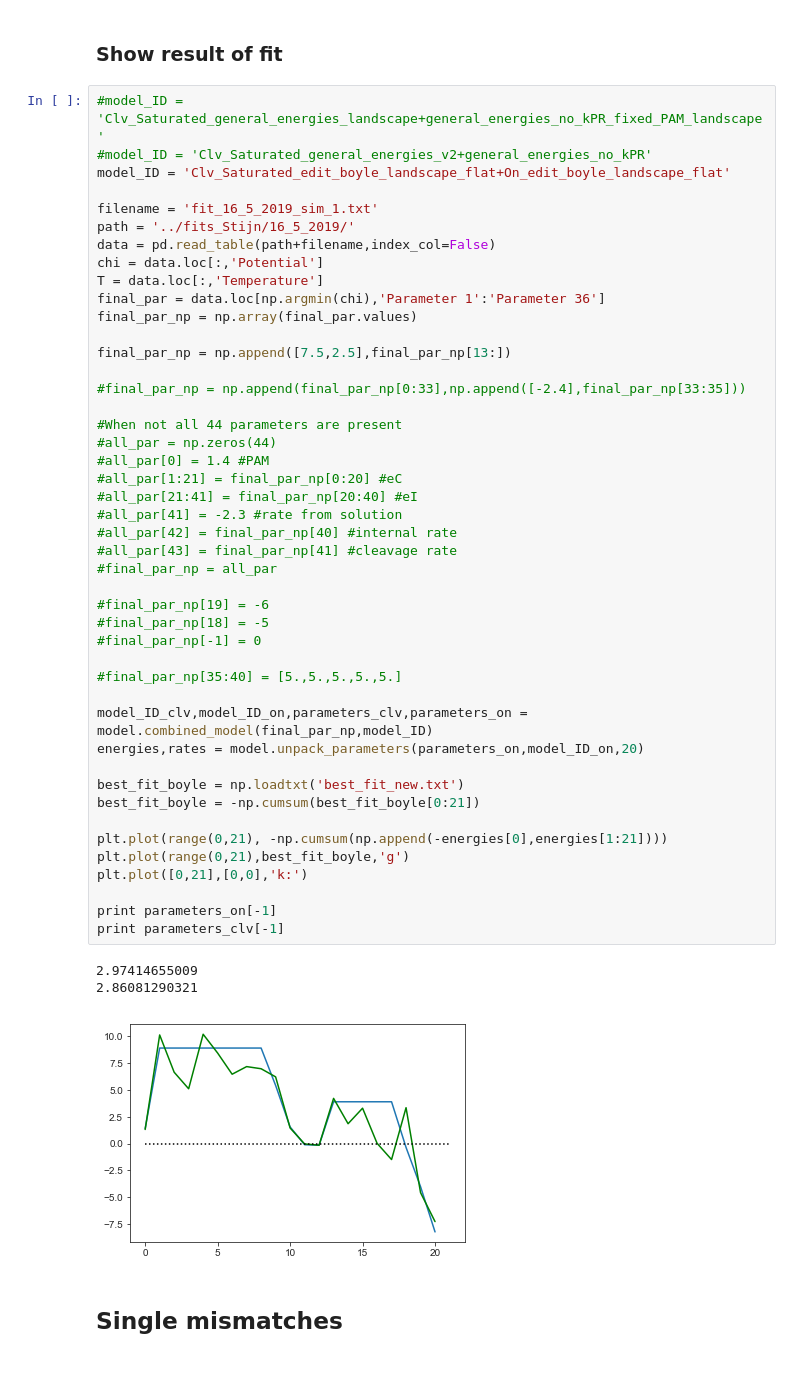
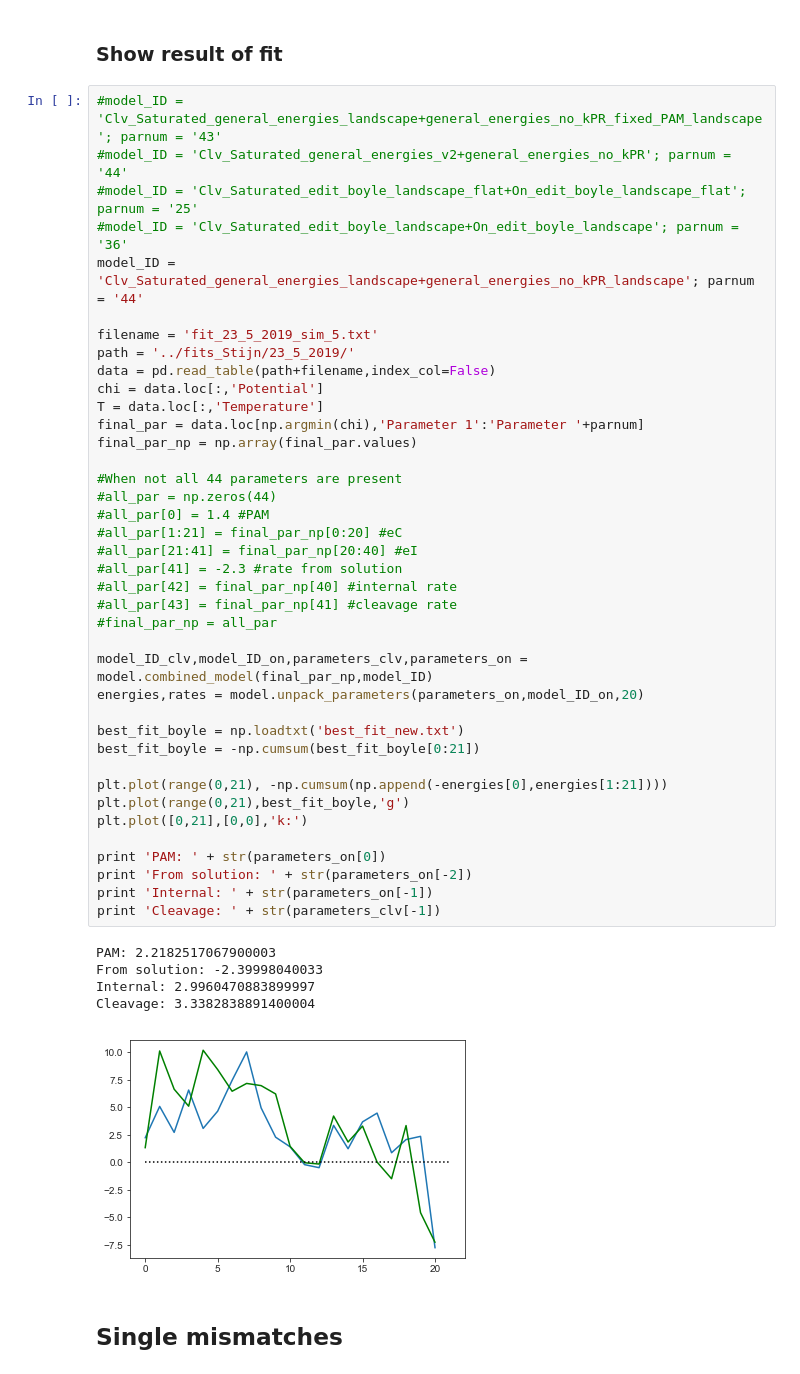
Before and after one commit to martin-depken/Energy-Landscape, a Jupyter notebook: predict_pclv_Stijn/visualize_results.ipynb, the cells around one changed output. Cells and saved outputs as stored; diff of their text form.

```diff
--- a/predict_pclv_Stijn/visualize_results.ipynb
+++ b/predict_pclv_Stijn/visualize_results.ipynb
@@ -83,54 +83,50 @@ on_double_df = pd.DataFrame(on_double, index=range(1,21), columns=range(1,21))
 # %% [markdown]
 ### Show result of fit
 # %%
-#model_ID = 'Clv_Saturated_general_energies_landscape+general_energies_no_kPR_fixed_PAM_landscape'
-#model_ID = 'Clv_Saturated_general_energies_v2+general_energies_no_kPR'
-model_ID = 'Clv_Saturated_edit_boyle_landscape_flat+On_edit_boyle_landscape_flat'
+#model_ID = 'Clv_Saturated_general_energies_landscape+general_energies_no_kPR_fixed_PAM_landscape'; parnum = '43'
+#model_ID = 'Clv_Saturated_general_energies_v2+general_energies_no_kPR'; parnum = '44'
+#model_ID = 'Clv_Saturated_edit_boyle_landscape_flat+On_edit_boyle_landscape_flat'; parnum = '25'
+#model_ID = 'Clv_Saturated_edit_boyle_landscape+On_edit_boyle_landscape'; parnum = '36'
+model_ID = 'Clv_Saturated_general_energies_landscape+general_energies_no_kPR_landscape'; parnum = '44'
 
-filename = 'fit_16_5_2019_sim_1.txt'
-path = '../fits_Stijn/16_5_2019/'
+filename = 'fit_23_5_2019_sim_5.txt'
+path = '../fits_Stijn/23_5_2019/'
 data = pd.read_table(path+filename,index_col=False)
 chi = data.loc[:,'Potential']
 T = data.loc[:,'Temperature']
-final_par = data.loc[np.argmin(chi),'Parameter 1':'Parameter 36']
+final_par = data.loc[np.argmin(chi),'Parameter 1':'Parameter '+parnum]
 final_par_np = np.array(final_par.values)
-
-final_par_np = np.append([7.5,2.5],final_par_np[13:])
-
-#final_par_np = np.append(final_par_np[0:33],np.append([-2.4],final_par_np[33:35]))
 
 #When not all 44 parameters are present
 #all_par = np.zeros(44)
 #all_par[0] = 1.4 #PAM
 #all_par[1:21] = final_par_np[0:20] #eC
 #all_par[21:41] = final_par_np[20:40] #eI
 #all_par[41] = -2.3 #rate from solution
 #all_par[42] = final_par_np[40] #internal rate
 #all_par[43] = final_par_np[41] #cleavage rate
 #final_par_np = all_par
 
-#final_par_np[19] = -6
-#final_par_np[18] = -5
-#final_par_np[-1] = 0
-
-#final_par_np[35:40] = [5.,5.,5.,5.,5.]
-
 model_ID_clv,model_ID_on,parameters_clv,parameters_on = model.combined_model(final_par_np,model_ID)
 energies,rates = model.unpack_parameters(parameters_on,model_ID_on,20)
 
 best_fit_boyle = np.loadtxt('best_fit_new.txt')
 best_fit_boyle = -np.cumsum(best_fit_boyle[0:21])
 
 plt.plot(range(0,21), -np.cumsum(np.append(-energies[0],energies[1:21])))
 plt.plot(range(0,21),best_fit_boyle,'g')
 plt.plot([0,21],[0,0],'k:')
 
-print parameters_on[-1]
-print parameters_clv[-1]
+print 'PAM: ' + str(parameters_on[0])
+print 'From solution: ' + str(parameters_on[-2])
+print 'Internal: ' + str(parameters_on[-1])
+print 'Cleavage: ' + str(parameters_clv[-1])
 # %% [output]
-2.97414655009
-2.86081290321
+PAM: 2.2182517067900003
+From solution: -2.39998040033
+Internal: 2.9960470883899997
+Cleavage: 3.3382838891400004
-[figure, old version]
+[figure, new version]
 # %% [markdown]
 ## Single mismatches
 # %%
```
Also changed, not shown: parts of 4 cells of this notebook, 5 other files.
